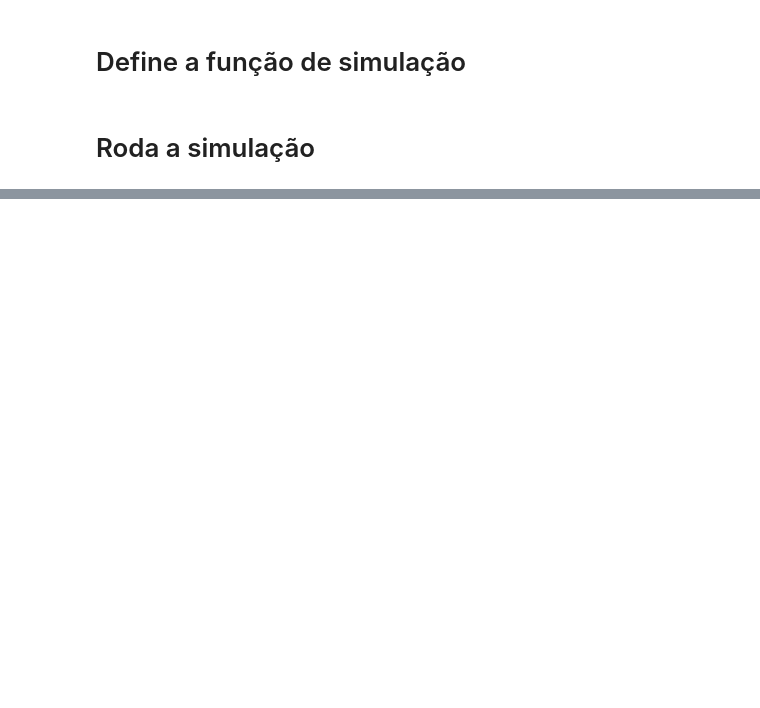
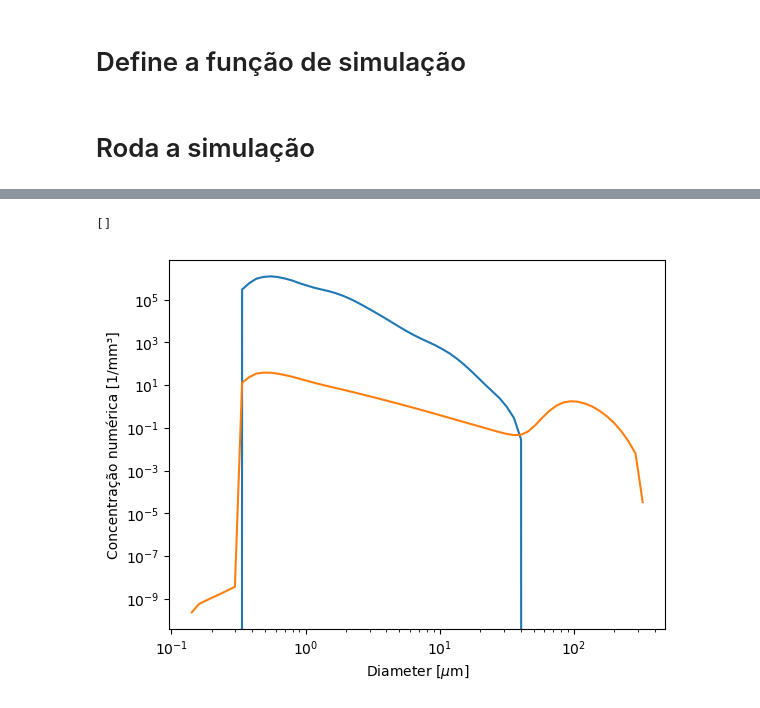
Before and after one commit to MuriloZucatelli/pyPB, a Jupyter notebook: cases/murilo/Teste_code.ipynb, the cells around one changed output, grey strips where cells are left out. Cells and saved outputs as stored; diff of their text form; code cells hidden in the pictures; blank space fills up the shorter version.

```diff
--- a/cases/murilo/Teste_code.ipynb
+++ b/cases/murilo/Teste_code.ipynb
@@ -85,21 +94,21 @@ experiments.reduce_DTG(M, sl)
 # %% [markdown]
 # Define a função de simulação
 # %%
-def teste1_solve(M, C, exp, data):
+def teste1_solve(M, xi, dxi, C, t, IDs, marco, exp, data):
     mp = array(C)
-    mp[3] *= 1e13
+    #mp[3] *= 1e13
     pbe_solutions = DTGSolution(
         M=M,
+        xi=xi,
+        dxi=dxi,
         time=t,
         exp=exp,
         data=data,
+        IDs=IDs,
+        marco=marco,
         model_parameters=mp,
     )
 
     return pbe_solutions
-
-
-C0 = [0.3372, 0.1098, 1.3237, 0.262]
-t = arange(0.0, 10.0, 0.001)
 # %% [markdown]
 # Roda a simulação
@@ -130,0 +131,10 @@ Name: 0, dtype: float64
+# %%
+C0 = [0.3372, 0.1098, 1.3237e-2, 0.262]
+t = arange(0.0, 1.0, 0.01)
+IDs = experiments.compares["E_ANM"]
+marco = 1
+sol = teste1_solve(
+    M, xi/1e9,  # mm³ to m³
+    dxi/1e9,  # mm³ to m³
+    C0, t, IDs, marco, experiments.dados.iloc[0], experiments
+)
@@ -130,0 +221,11 @@ Name: 0, dtype: float64
+# %%
+plt.plot(sol.moc.xi_d*1e6, sol.moc.N[0]/1e9)
+plt.plot(sol.moc.xi_d*1e6, sol.moc.N[-1]/1e9)
+plt.xlabel(r'Diameter [$\mu$m]')
+plt.ylabel(r'Concentração numérica [1/mm³]')
+plt.semilogx()
+plt.semilogy()
+# Ta certo!
+# %% [output]
+[]
+[figure, added]
```
Also changed, not shown: parts of 22 cells of this notebook, 11 other files.
